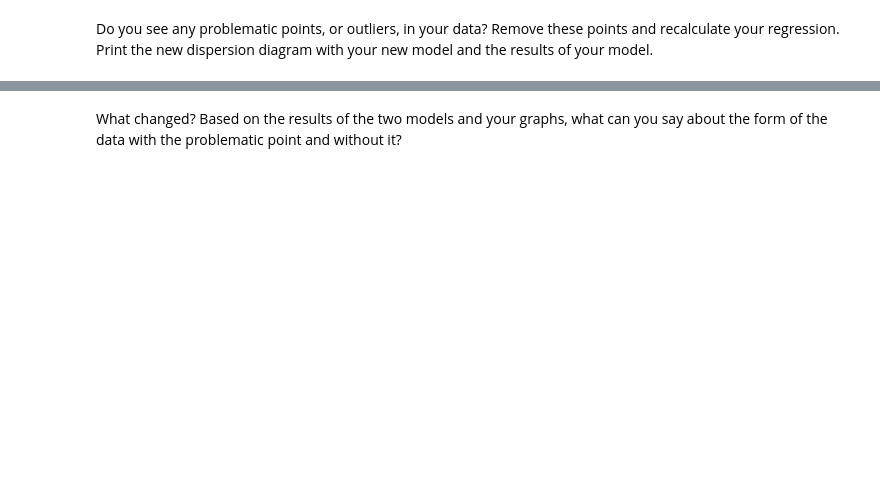
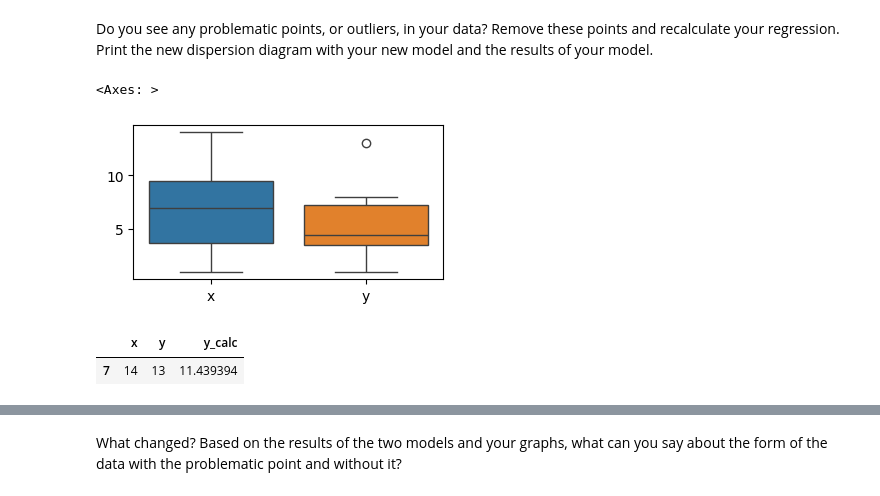
Before and after one commit to Ironhack-data-bcn-oct-2023/lab-regression-analysis, a Jupyter notebook: your-code.ipynb, the cells around one changed output, grey strips where cells are left out. Saved outputs shown, nothing was run; the diff lists cells and outputs as text; code cells hidden in the pictures; blank space fills up the shorter version.

```diff
--- a/your-code.ipynb
+++ b/your-code.ipynb
@@ -107,0 +299,6 @@ Do you see any problematic points, or outliers, in your data? Remove these point
+# %%
+plt.figure(figsize=(4,2))
+sns.boxplot(data=data[['x','y']])
+# %% [output]
+<Axes: >
+[figure, added]
@@ -107,0 +315,5 @@ Do you see any problematic points, or outliers, in your data? Remove these point
+# %%
+outliers(data,'y')
+# %% [output]
+|  | x | y | y_calc |
+| 7 | 14 | 13 | 11.439394 |
```
Also changed, not shown: parts of 50 cells of this notebook.
